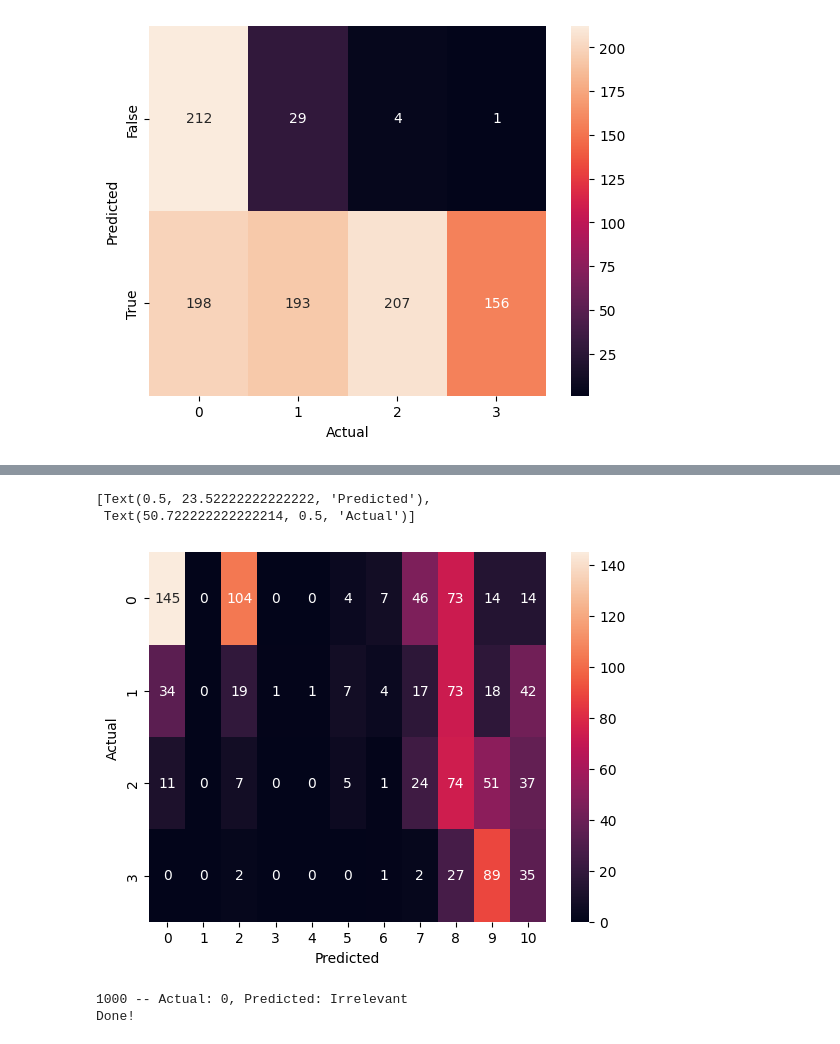
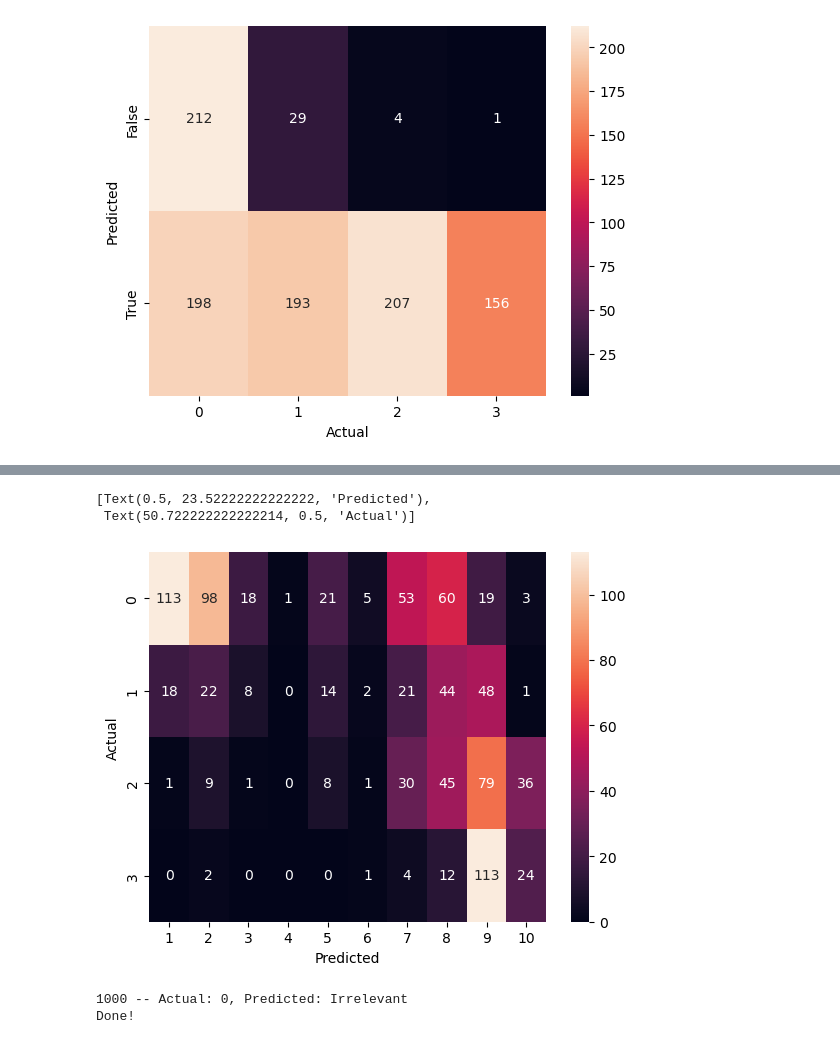
Before and after one commit to Sti11Evolving/LLM_Synthetic_IR_Data_Evaluation, a Jupyter notebook: Reconstruction.ipynb, the cells around one changed output, grey strips where cells are left out. Saved outputs shown, nothing was run; the diff lists cells and outputs as text; code cells hidden in the pictures.

Commit message:
New prompts tested and metrics calculated

```diff
--- a/Reconstruction.ipynb
+++ b/Reconstruction.ipynb
@@ -68,3 +89,6 @@ information that is on-topic and of potential value to the user."""
 # %%
 # Run this cell to load dataset from csv if avialable. Otherwise, download and parse
 msmarco_passage_v2 = load_dataset("data/msmarco-passage-v2-original.csv", "msmarco-passage-v2/trec-dl-2021")
+# %%
+# Run zero-shot reversed experiments
+run_experiment("gpt3.5-reversed", "gpt-3.5-turbo-0613", numeric_system_instructions_reversed, 0, msmarco_passage_v2, max_tokens=8, temperature=0)
@@ -93,3 +119,6 @@ sn.heatmap(label_matrix, annot=True, fmt=".0f", ).set(xlabel="Actual", ylabel="P
 [Text(0.5, 23.52222222222222, 'Actual'),
  Text(50.722222222222214, 0.5, 'Predicted')]
 [figure]
+# %%
+# Run zero-shot on symetrical
+run_experiment("gpt3.5-symetrical", "gpt-3.5-turbo-0613", numeric_symetrical_system_instructions, 0, msmarco_passage_v2, max_tokens=8, temperature=0, max_generated=1000)
@@ -95,0 +127,3 @@ sn.heatmap(label_matrix, annot=True, fmt=".0f", ).set(xlabel="Actual", ylabel="P
+# %%
+# Run zero-shot on step by step prompt
+run_experiment("gpt3.5-step_by_step", "gpt-3.5-turbo-0613", step_by_step_system_instructions, 0, msmarco_passage_v2, max_tokens=200, temperature=0, parser=number_parser, max_generated=1000)
@@ -96,27 +148,27 @@ sn.heatmap(label_matrix, annot=True, fmt=".0f", ).set(xlabel="Actual", ylabel="P
 # %%
-# Run zero-shot on scaled (0-100) numeric prompt
-run_experiment("gpt3.5-zeroshot-scaled", "gpt-3.5-turbo-0613", scaled_numeric_system_instructions, 0, msmarco_passage_v2, max_tokens=8, temperature=0, max_generated=1000)
+# Run zero-shot on scaled (1-10) numeric prompt
+run_experiment("gpt3.5-scaled", "gpt-3.5-turbo-0613", scaled_numeric_system_instructions, 0, msmarco_passage_v2, max_tokens=8, temperature=0, max_generated=1000)
 # %%
-generated_data = load_experiments("Data/gpt3.5-zeroshot-scaled.csv", msmarco_passage_v2)
+generated_data = load_experiments("Data/gpt3.5-scaled.csv", msmarco_passage_v2)
 
 grade_labels = [0, 1, 2, 3]
-scaled_labels = [0, 1, 2, 3, 4, 5, 6, 7, 8, 9, 10]
+scaled_labels = [1, 2, 3, 4, 5, 6, 7, 8, 9, 10]
 
 
 relavancy_test = generated_data.loc[~pd.isna(generated_data["Relevance Predicted"]),
                                  ("Relevance Actual", "Relevance Predicted")]
 
 label_matrix = np.zeros((len(grade_labels), len(scaled_labels)))
 
 for ((actual, predicted), count) in relavancy_test.value_counts().items():
-    label_matrix[actual, int(predicted)] = count
+    label_matrix[actual, int(predicted-1)] = count
 
 label_matrix = pd.DataFrame(label_matrix, columns=scaled_labels,index=grade_labels)
 sn.heatmap(label_matrix, annot=True, fmt=".0f", ).set(xlabel="Predicted", ylabel="Actual")
 # %% [output]
 [Text(0.5, 23.52222222222222, 'Predicted'),
  Text(50.722222222222214, 0.5, 'Actual')]
-[figure, old version]
+[figure, new version]
 # %%
 # Run zero-shot on phrase-based prompt
 run_experiment("gpt3.5-zeroshot-phrase", "gpt-3.5-turbo-0613", phrase_system_instructions, 0, msmarco_passage_v2, max_tokens=20, temperature=0, parser=word_parser, max_generated=1000)
```
Also changed, not shown: parts of 14 cells of this notebook, 7 other files.
